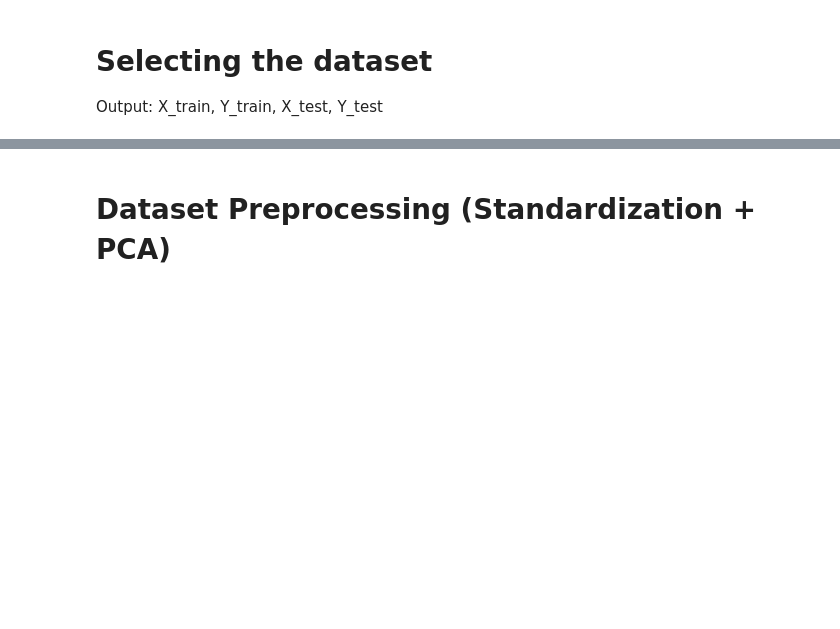
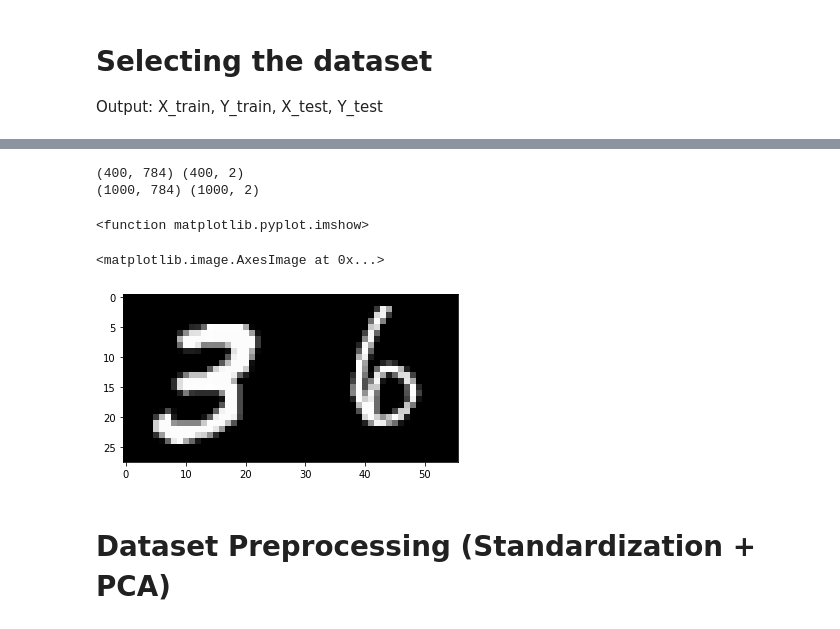
Before and after one commit to ericardomuten/qiskit-advocate-mentorship, a Jupyter notebook: 2_PCA_DRC.ipynb, the cells around one changed output, grey strips where cells are left out. Cells and saved outputs as stored; diff of their text form; code cells hidden in the pictures; blank space fills up the shorter version.

```diff
--- a/2_PCA_DRC.ipynb
+++ b/2_PCA_DRC.ipynb
@@ -145,3 +168,20 @@ print(X_test.shape, Y_test.shape)
+# %%
+X_train36, Y_train36, X_test36, Y_test36 = binary_classification_data_generator(num_sample, mult_test, n_class, [3,6])
+
+# Sanity check
+print(X_train36.shape, Y_train36.shape)
+print(X_test36.shape, Y_test36.shape)
+
+plt.imshow
+# %% [output]
+(400, 784) (400, 2)
+(1000, 784) (1000, 2)
+<function matplotlib.pyplot.imshow>
+# %%
+plt.imshow(np.concatenate((X_train36[0].reshape(28,28), X_train36[-1].reshape(28,28)), axis=1), cmap='gray')
+# %% [output]
+<matplotlib.image.AxesImage at 0x...>
+[figure, added]
 # %% [markdown]
 # Dataset Preprocessing (Standardization + PCA)
 # %% [markdown]
```
Also changed, not shown: parts of 75 cells of this notebook.
